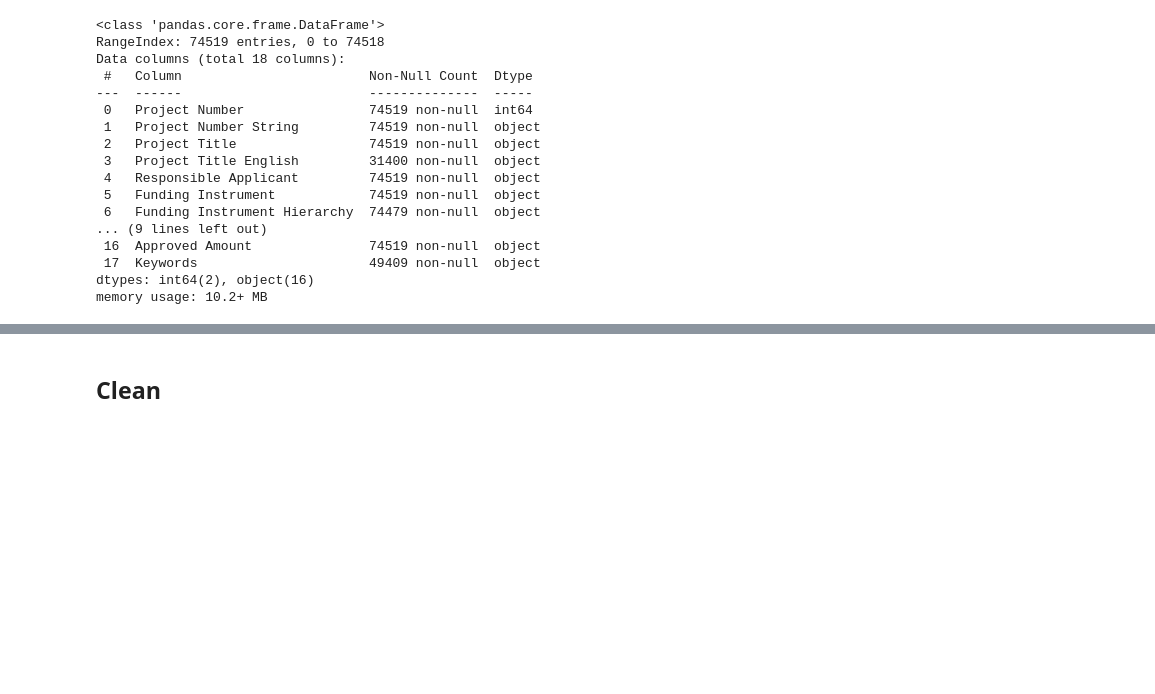
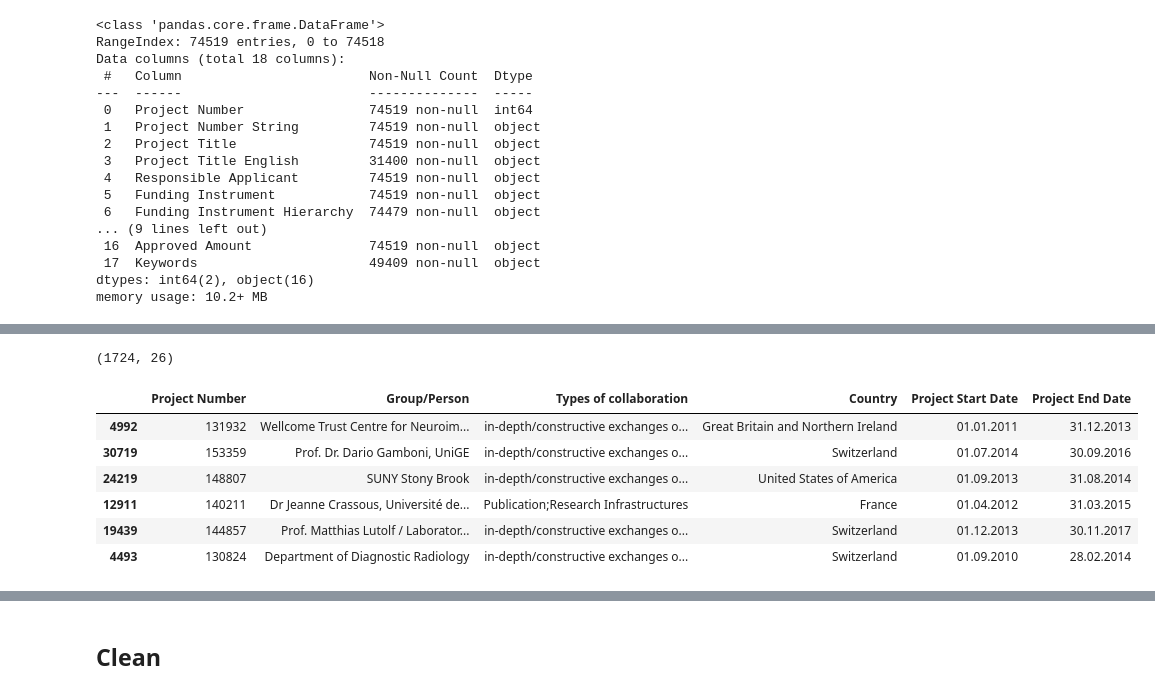
Before and after one commit to zambujo/p3data, a Jupyter notebook: wrangle.ipynb, the cells around one changed output, grey strips where cells are left out. Cells and saved outputs as stored; diff of their text form; code cells hidden in the pictures; blank space fills up the shorter version.

```diff
--- a/wrangle.ipynb
+++ b/wrangle.ipynb
@@ -34,0 +39,2 @@ grants = pd.read_csv("rawdata/P3_GrantExport.csv", sep=';')
+# %%
+collaborations = pd.read_csv('rawdata/P3_CollaborationExport.csv', sep=';')
@@ -66,0 +184,14 @@ memory usage: 10.2+ MB
+# %%
+publications[(publications.DOI.isna() == False) & (publications[['DOI', 'Project Number']].duplicated())].shape
+# %% [output]
+(1724, 26)
+# %%
+collaborations.sample(6)
+# %% [output]
+|  | Project Number | Group/Person | Types of collaboration | Country | Project Start Date | Project End Date |
+| 4992 | 131932 | Wellcome Trust Centre for Neuroim... | in-depth/constructive exchanges o... | Great Britain and Northern Ireland | 01.01.2011 | 31.12.2013 |
+| 30719 | 153359 | Prof. Dr. Dario Gamboni, UniGE | in-depth/constructive exchanges o... | Switzerland | 01.07.2014 | 30.09.2016 |
+| 24219 | 148807 | SUNY Stony Brook | in-depth/constructive exchanges o... | United States of America | 01.09.2013 | 31.08.2014 |
+| 12911 | 140211 | Dr Jeanne Crassous, Université de... | Publication;Research Infrastructures | France | 01.04.2012 | 31.03.2015 |
+| 19439 | 144857 | Prof. Matthias Lutolf / Laborator... | in-depth/constructive exchanges o... | Switzerland | 01.12.2013 | 30.11.2017 |
+| 4493 | 130824 | Department of Diagnostic Radiology | in-depth/constructive exchanges o... | Switzerland | 01.09.2010 | 28.02.2014 |
```
Also changed, not shown: parts of 19 cells of this notebook.
